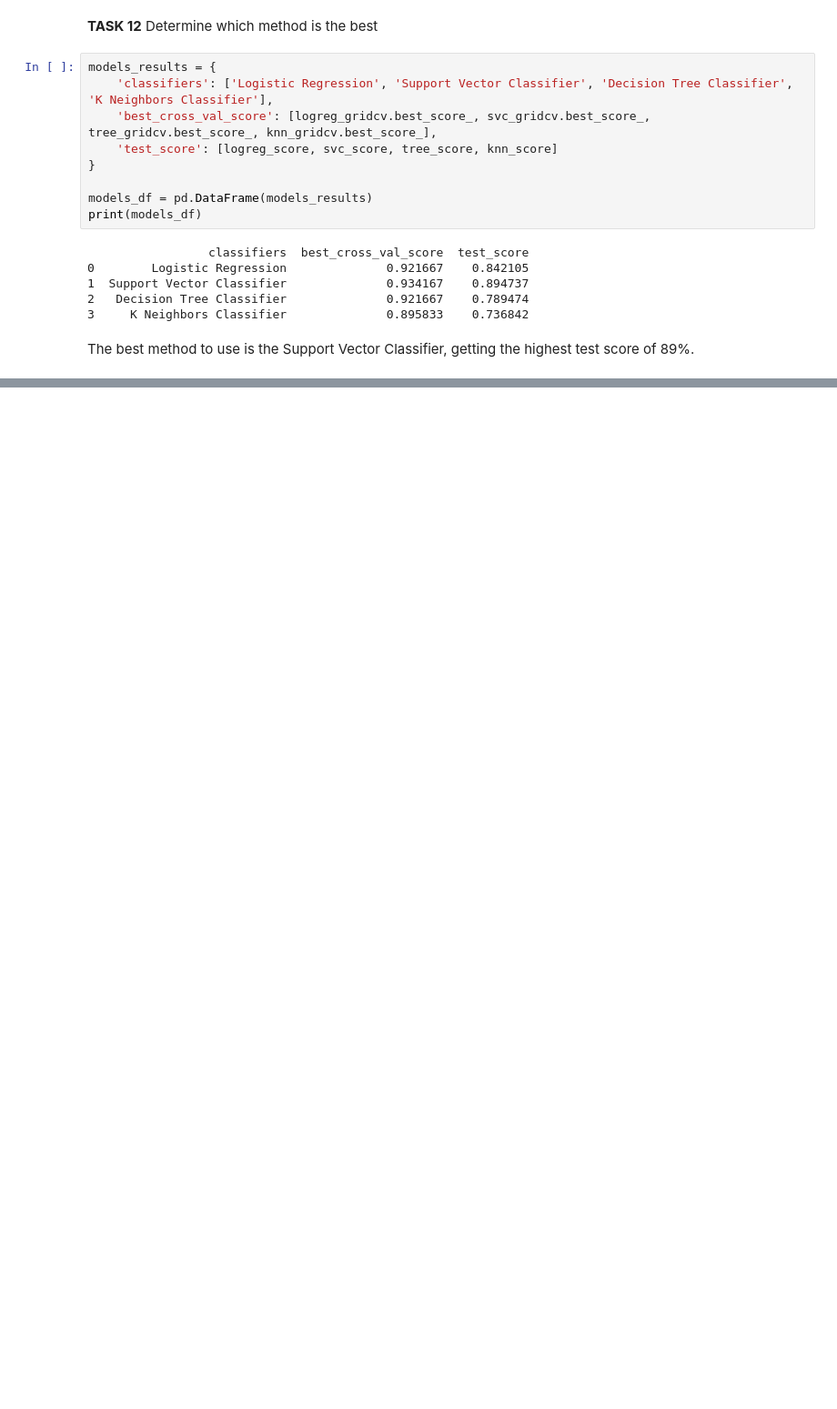
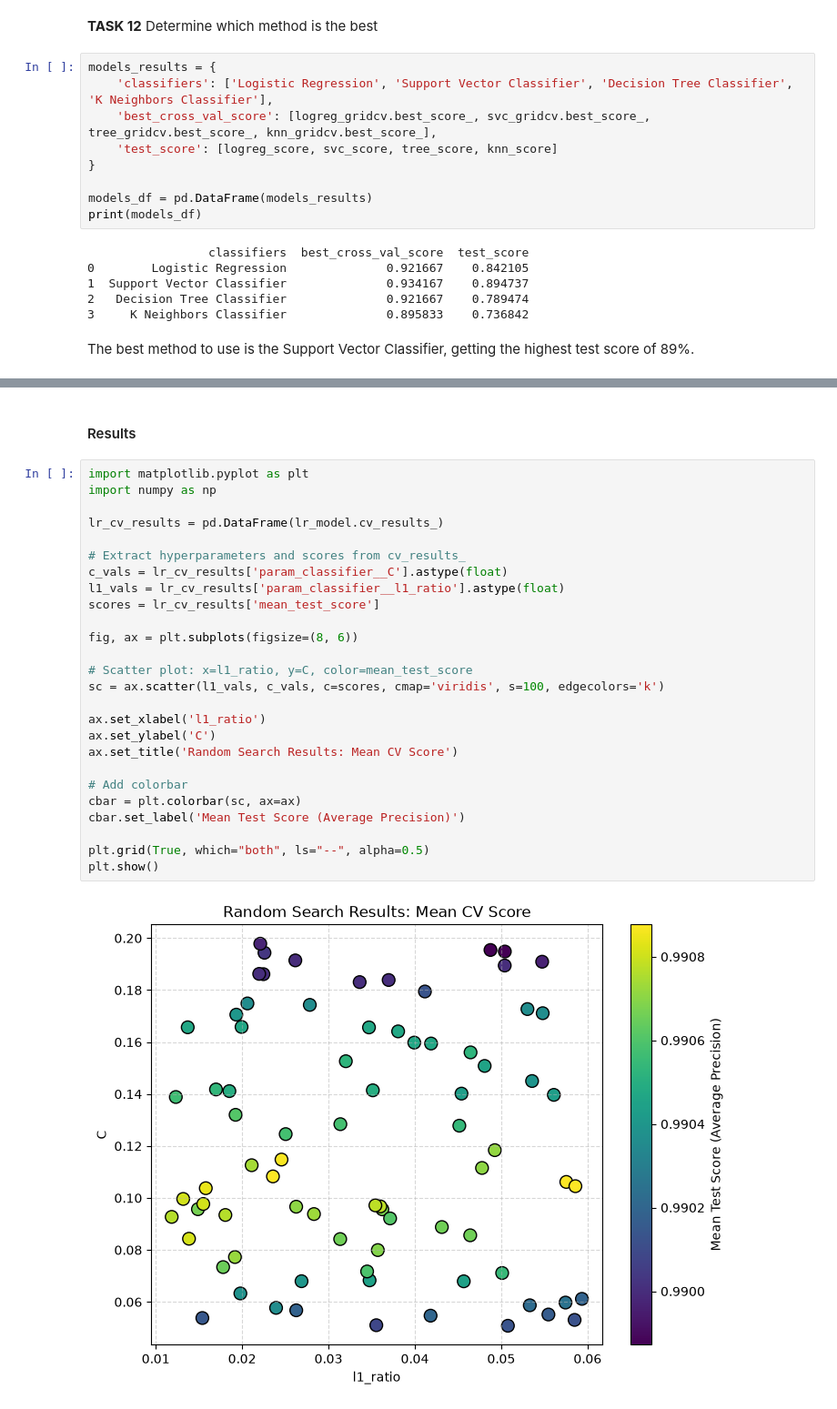
Before and after one commit to svd-jelo/SpaceY-Falcon-9-Project, a Jupyter notebook: notebooks/3.2-cjra-modelling.ipynb, the cells around one changed output, grey strips where cells are left out. Shown at 91% size. Cells and saved outputs as stored; diff of their text form; blank space fills up the shorter version.

Commit message:
Start modelling R0

```diff
--- a/notebooks/3.2-cjra-modelling.ipynb
+++ b/notebooks/3.2-cjra-modelling.ipynb
@@ -300,0 +503,30 @@ The best method to use is the Support Vector Classifier, getting the highest tes
+# %% [markdown]
+#### Results
+# %%
+import matplotlib.pyplot as plt
+import numpy as np
+
+lr_cv_results = pd.DataFrame(lr_model.cv_results_)
+
+# Extract hyperparameters and scores from cv_results_
+c_vals = lr_cv_results['param_classifier__C'].astype(float)
+l1_vals = lr_cv_results['param_classifier__l1_ratio'].astype(float)
+scores = lr_cv_results['mean_test_score']
+
+fig, ax = plt.subplots(figsize=(8, 6))
+
+# Scatter plot: x=l1_ratio, y=C, color=mean_test_score
+sc = ax.scatter(l1_vals, c_vals, c=scores, cmap='viridis', s=100, edgecolors='k')
+
+ax.set_xlabel('l1_ratio')
+ax.set_ylabel('C')
+ax.set_title('Random Search Results: Mean CV Score')
+
+# Add colorbar
+cbar = plt.colorbar(sc, ax=ax)
+cbar.set_label('Mean Test Score (Average Precision)')
+
+plt.grid(True, which="both", ls="--", alpha=0.5)
+plt.show()
+# %% [output]
+[figure, added]
```
Also changed, not shown: parts of 51 cells of this notebook.
